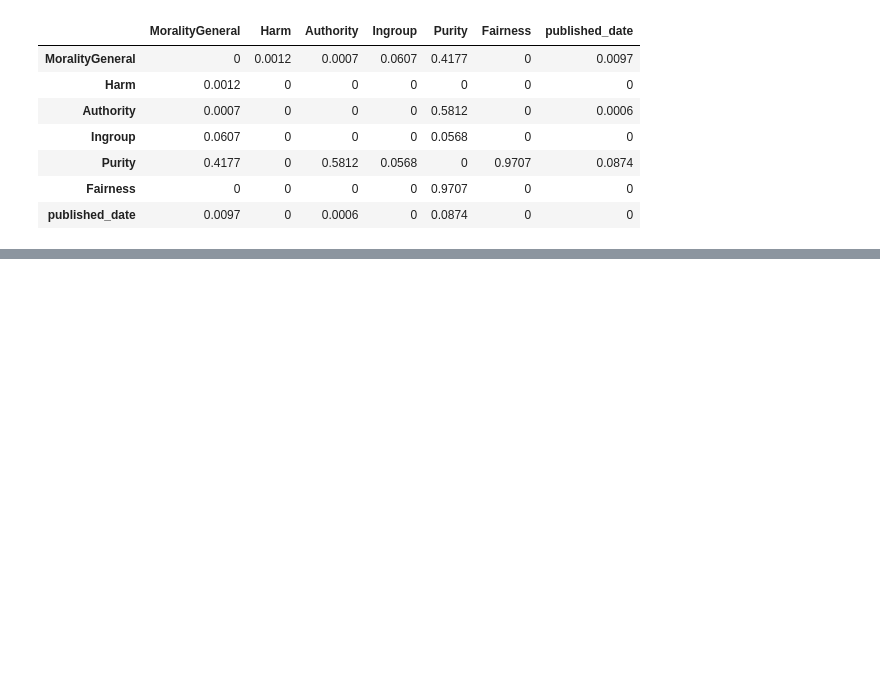
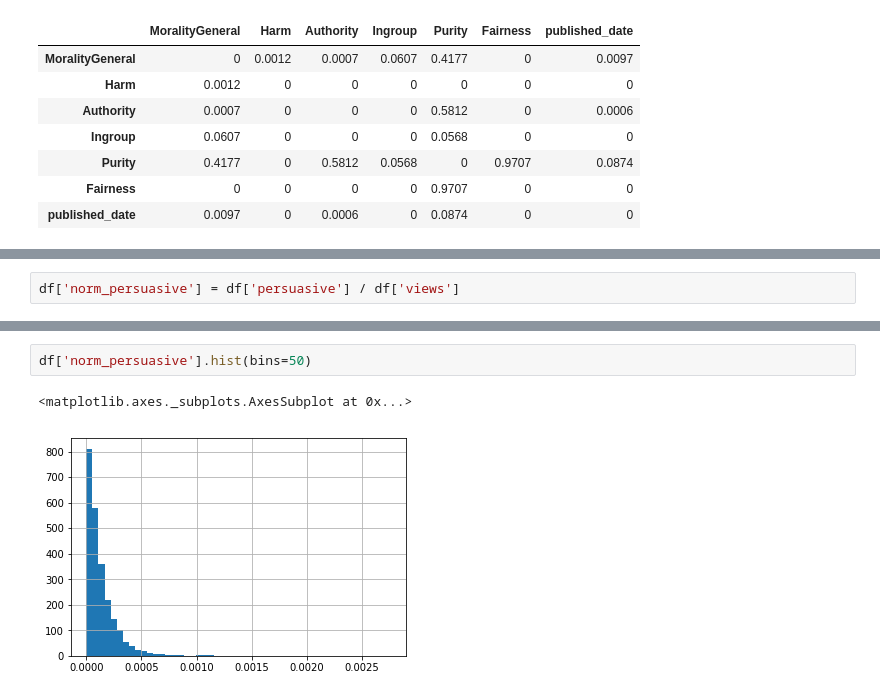
Before and after one commit to owentemple/TED-talks, a Jupyter notebook: transcript-process.ipynb, the cells around one changed output, grey strips where cells are left out. Cells and saved outputs as stored; diff of their text form; blank space fills up the shorter version.

```diff
--- a/transcript-process.ipynb
+++ b/transcript-process.ipynb
@@ -150,0 +174,2 @@ calculate_pvalues(moral_df)
+# %%
+df['norm_persuasive'] = df['persuasive'] / df['views']
@@ -150,0 +188,5 @@ calculate_pvalues(moral_df)
+# %%
+df['norm_persuasive'].hist(bins=50)
+# %% [output]
+<matplotlib.axes._subplots.AxesSubplot at 0x...>
+[figure, added]
```
Also changed, not shown: parts of 15 cells of this notebook, 5 other files.
